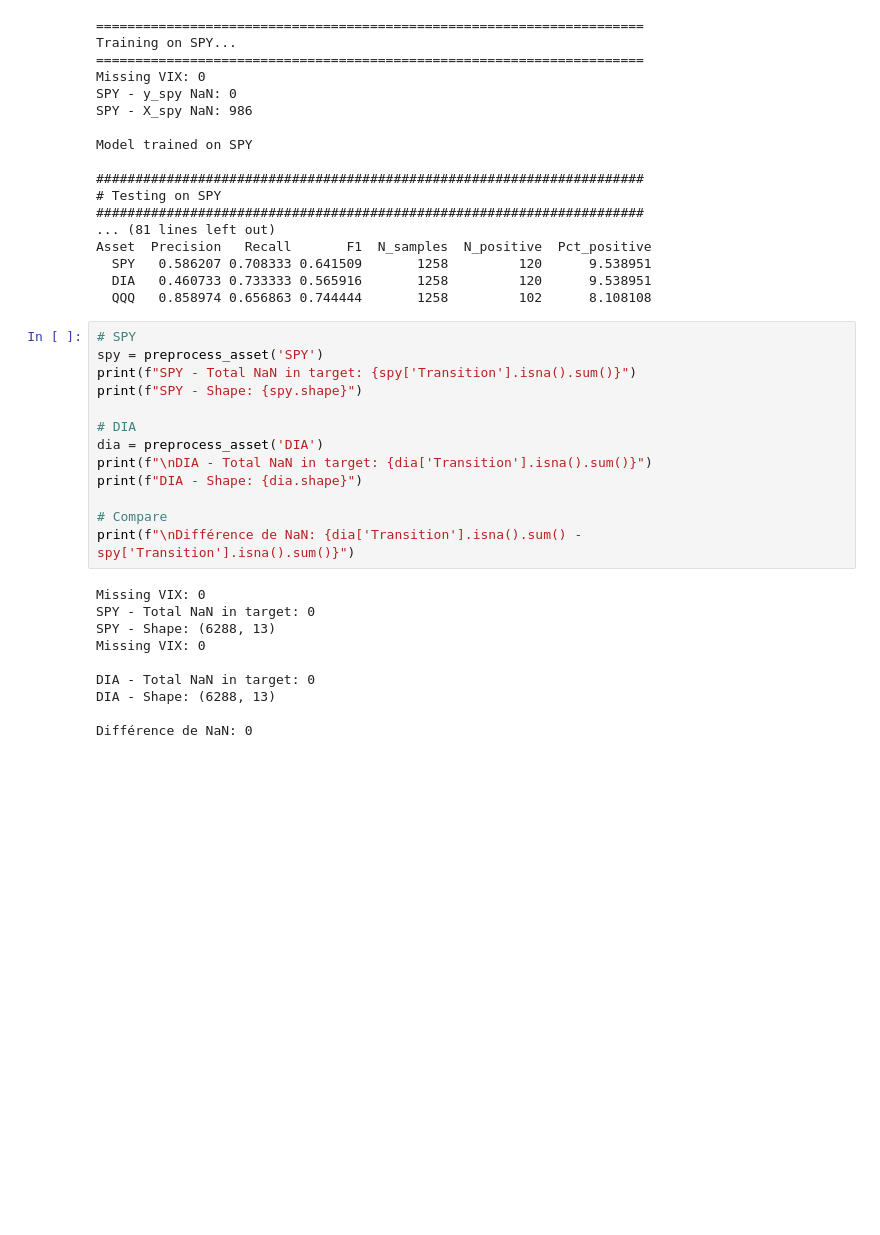
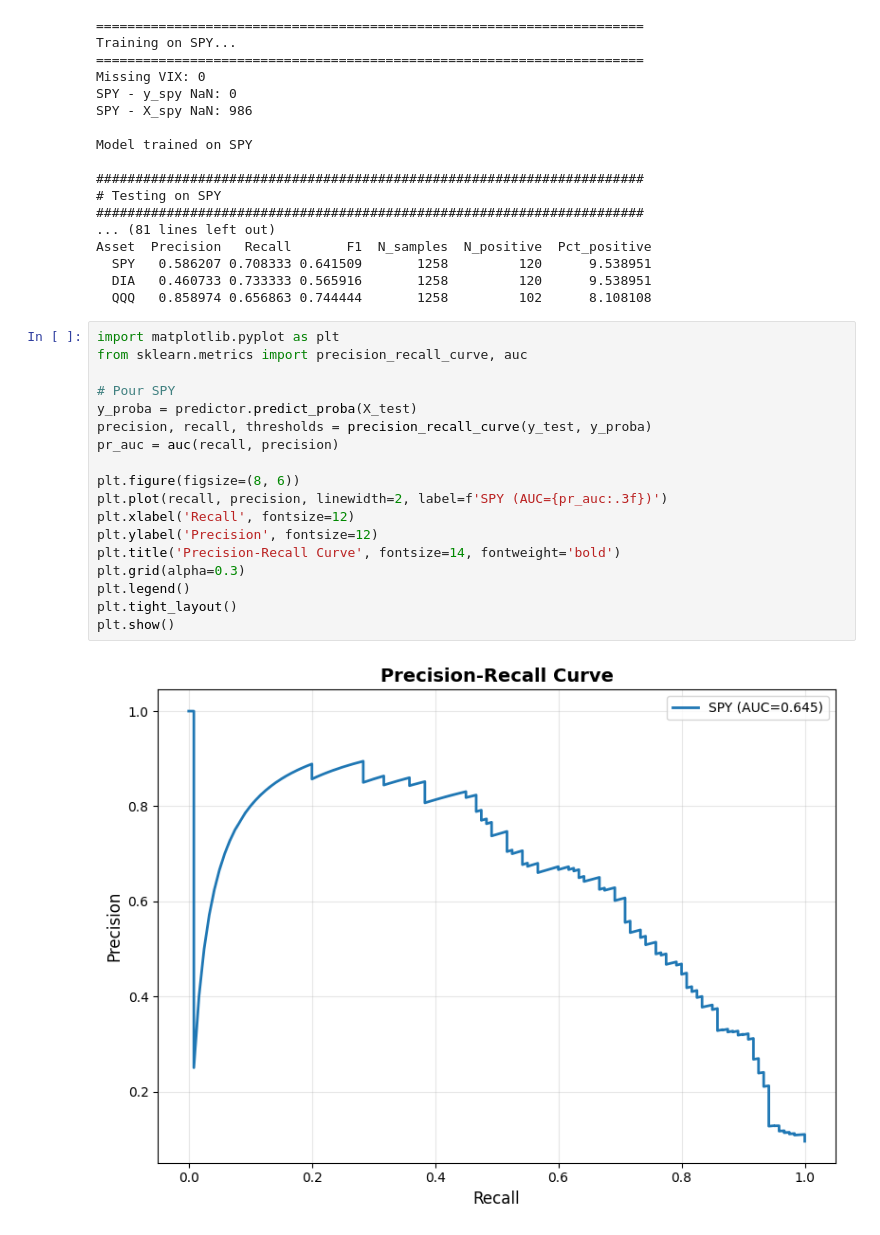
Before and after one commit to Bissapinho/Trend-classifier, a Jupyter notebook: notebooks/model_evaluation.ipynb, the cells around one changed output. Saved outputs shown, nothing was run; the diff lists cells and outputs as text; blank space fills up the shorter version.

Commit message:
feat: visualisation figs

```diff
--- a/notebooks/model_evaluation.ipynb
+++ b/notebooks/model_evaluation.ipynb
@@ -244,26 +244,23 @@ Asset  Precision   Recall       F1  N_samples  N_positive  Pct_positive
   SPY   0.586207 0.708333 0.641509       1258         120      9.538951
   DIA   0.460733 0.733333 0.565916       1258         120      9.538951
   QQQ   0.858974 0.656863 0.744444       1258         102      8.108108
-# %%
-# SPY
-spy = preprocess_asset('SPY')
-print(f"SPY - Total NaN in target: {spy['Transition'].isna().sum()}")
-print(f"SPY - Shape: {spy.shape}")
-
-# DIA
-dia = preprocess_asset('DIA')
-print(f"\nDIA - Total NaN in target: {dia['Transition'].isna().sum()}")
-print(f"DIA - Shape: {dia.shape}")
-
-# Compare
-print(f"\nDifférence de NaN: {dia['Transition'].isna().sum() - spy['Transition'].isna().sum()}")
-# %% [output]
-Missing VIX: 0
-SPY - Total NaN in target: 0
-SPY - Shape: (6288, 13)
-Missing VIX: 0
-
-DIA - Total NaN in target: 0
-DIA - Shape: (6288, 13)
-
-Différence de NaN: 0
+# %%
+import matplotlib.pyplot as plt
+from sklearn.metrics import precision_recall_curve, auc
+
+# Pour SPY
+y_proba = predictor.predict_proba(X_test)
+precision, recall, thresholds = precision_recall_curve(y_test, y_proba)
+pr_auc = auc(recall, precision)
+
+plt.figure(figsize=(8, 6))
+plt.plot(recall, precision, linewidth=2, label=f'SPY (AUC={pr_auc:.3f})')
+plt.xlabel('Recall', fontsize=12)
+plt.ylabel('Precision', fontsize=12)
+plt.title('Precision-Recall Curve', fontsize=14, fontweight='bold')
+plt.grid(alpha=0.3)
+plt.legend()
+plt.tight_layout()
+plt.show()
+# %% [output]
+[figure, added]
```
Also changed, not shown: parts of 4 cells of this notebook.
